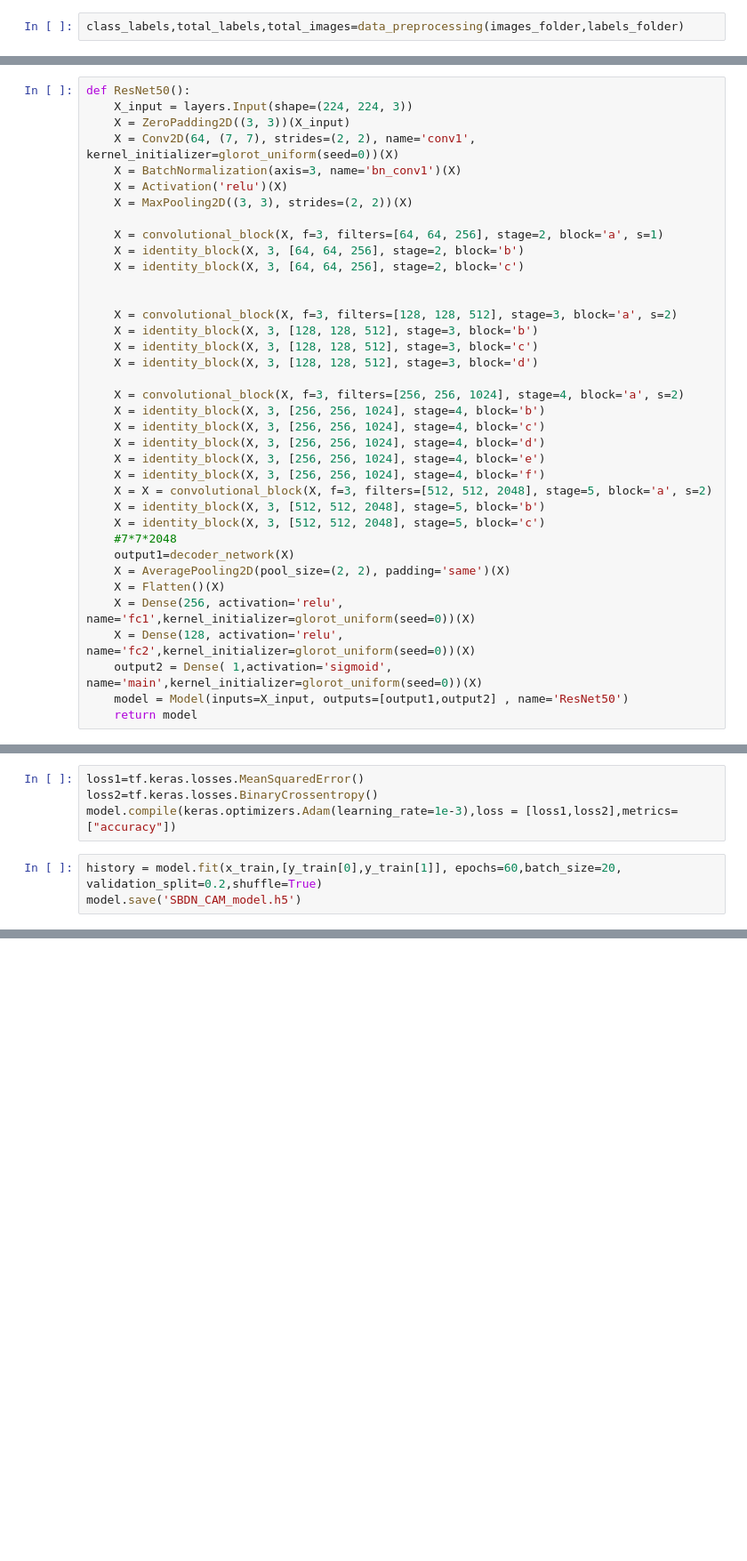
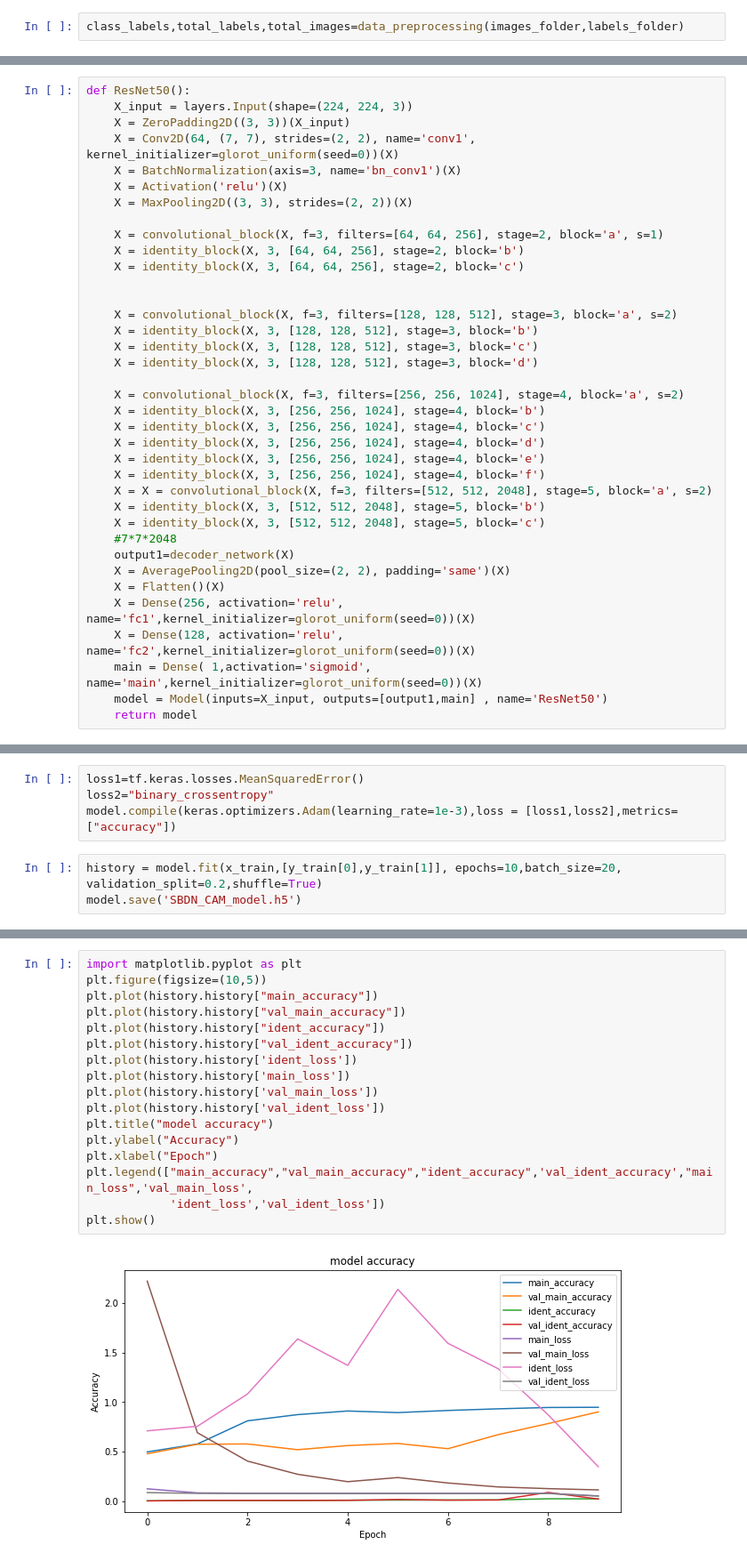
Before and after one commit to MasoudMoeini/Google-Street-View-Images-Blur-Detection, a Jupyter notebook: SBDN_CAM.ipynb, the cells around one changed output, grey strips where cells are left out. Shown at 89% size. Cells and saved outputs as stored; diff of their text form; blank space fills up the shorter version.

```diff
--- a/SBDN_CAM.ipynb
+++ b/SBDN_CAM.ipynb
@@ -141,8 +141,8 @@ def ResNet50():
     X = Flatten()(X)
     X = Dense(256, activation='relu', name='fc1',kernel_initializer=glorot_uniform(seed=0))(X)
     X = Dense(128, activation='relu', name='fc2',kernel_initializer=glorot_uniform(seed=0))(X)
-    output2 = Dense( 1,activation='sigmoid', name='main',kernel_initializer=glorot_uniform(seed=0))(X)
-    model = Model(inputs=X_input, outputs=[output1,output2] , name='ResNet50')
+    main = Dense( 1,activation='sigmoid', name='main',kernel_initializer=glorot_uniform(seed=0))(X)
+    model = Model(inputs=X_input, outputs=[output1,main] , name='ResNet50')
     return model
 # %%
 model= ResNet50()
@@ -154,7 +155,7 @@ y_train = ( y_train,class_label)
 # %%
 loss1=tf.keras.losses.MeanSquaredError()
-loss2=tf.keras.losses.BinaryCrossentropy()
+loss2="binary_crossentropy"
 model.compile(keras.optimizers.Adam(learning_rate=1e-3),loss = [loss1,loss2],metrics=["accuracy"])
 # %%
-history = model.fit(x_train,[y_train[0],y_train[1]], epochs=60,batch_size=20, validation_split=0.2,shuffle=True)
+history = model.fit(x_train,[y_train[0],y_train[1]], epochs=10,batch_size=20, validation_split=0.2,shuffle=True)
 model.save('SBDN_CAM_model.h5')
@@ -177,0 +173,19 @@ KeyboardInterrupt: ignored
+# %%
+import matplotlib.pyplot as plt
+plt.figure(figsize=(10,5))
+plt.plot(history.history["main_accuracy"])
+plt.plot(history.history["val_main_accuracy"])
+plt.plot(history.history["ident_accuracy"])
+plt.plot(history.history["val_ident_accuracy"])
+plt.plot(history.history['ident_loss'])
+plt.plot(history.history['main_loss'])
+plt.plot(history.history['val_main_loss'])
+plt.plot(history.history['val_ident_loss'])
+plt.title("model accuracy")
+plt.ylabel("Accuracy")
+plt.xlabel("Epoch")
+plt.legend(["main_accuracy","val_main_accuracy","ident_accuracy",'val_ident_accuracy',"main_loss",'val_main_loss',
+            'ident_loss','val_ident_loss'])
+plt.show()
+# %% [output]
+[figure, added]
```
Also changed, not shown: parts of 12 cells of this notebook.
